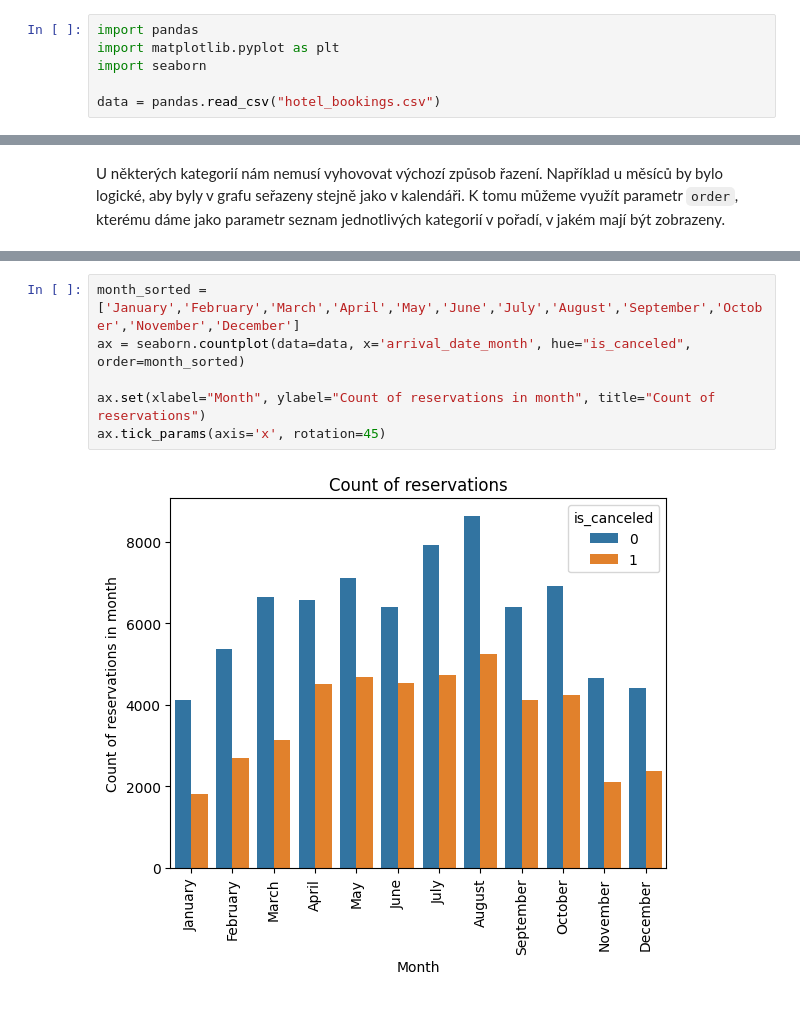
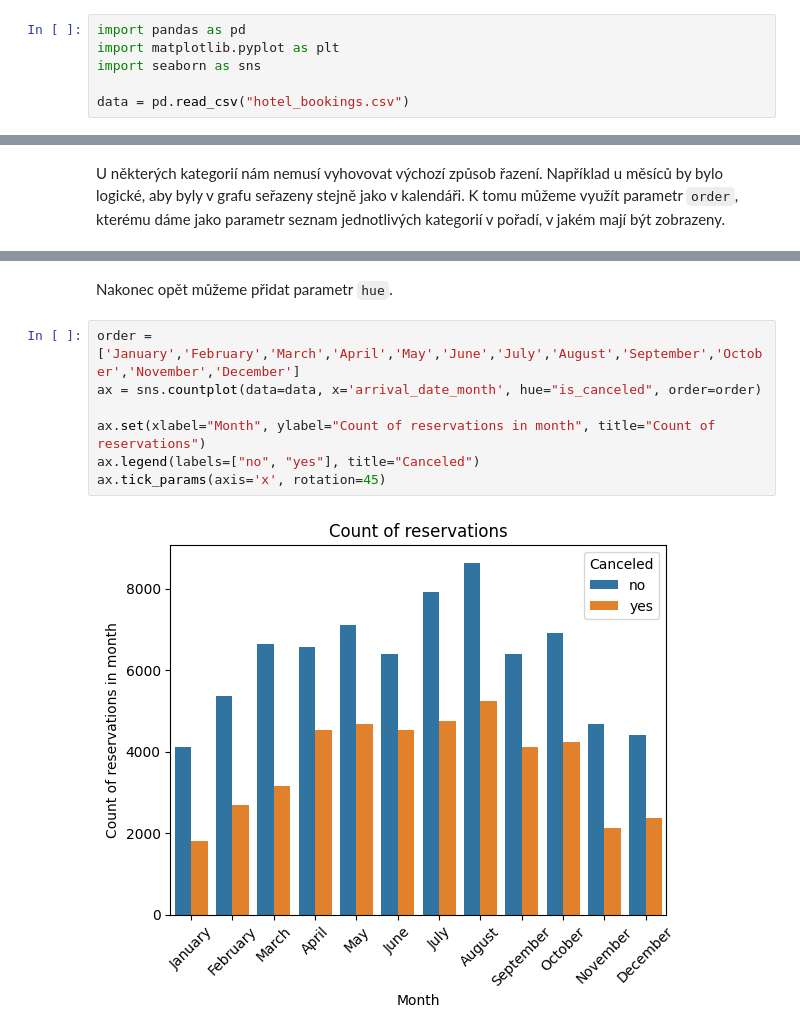
Before and after one commit to pesikj/PythonProDataScience, a Jupyter notebook: 01/lekce.ipynb, the cells around one changed output, grey strips where cells are left out. Drawn from its saved outputs; the diff is of its cells as text.

```diff
--- a/01/lekce.ipynb
+++ b/01/lekce.ipynb
@@ -21,7 +37,7 @@ Základní datová struktura, kterou modul `pandas` používá, je tabulka (`Dat
 # %%
-import pandas
+import pandas as pd
 import matplotlib.pyplot as plt
-import seaborn
+import seaborn as sns
 
-data = pandas.read_csv("hotel_bookings.csv")
+data = pd.read_csv("hotel_bookings.csv")
 # %% [markdown]
@@ -198,11 +223,14 @@ ax.set(xlabel="Month", ylabel="Count of reservations in month", title="Count of
 ax.tick_params(axis='x', rotation=45)
 # %% [output]
 [figure]
+# %% [markdown]
+Nakonec opět můžeme přidat parametr `hue`.
 # %%
-month_sorted = ['January','February','March','April','May','June','July','August','September','October','November','December']
-ax = seaborn.countplot(data=data, x='arrival_date_month', hue="is_canceled", order=month_sorted)
+order = ['January','February','March','April','May','June','July','August','September','October','November','December']
+ax = sns.countplot(data=data, x='arrival_date_month', hue="is_canceled", order=order)
 
 ax.set(xlabel="Month", ylabel="Count of reservations in month", title="Count of reservations")
+ax.legend(labels=["no", "yes"], title="Canceled")
 ax.tick_params(axis='x', rotation=45)
 # %% [output]
-[figure, old version]
+[figure, new version]
```
Also changed, not shown: parts of 23 cells of this notebook.
